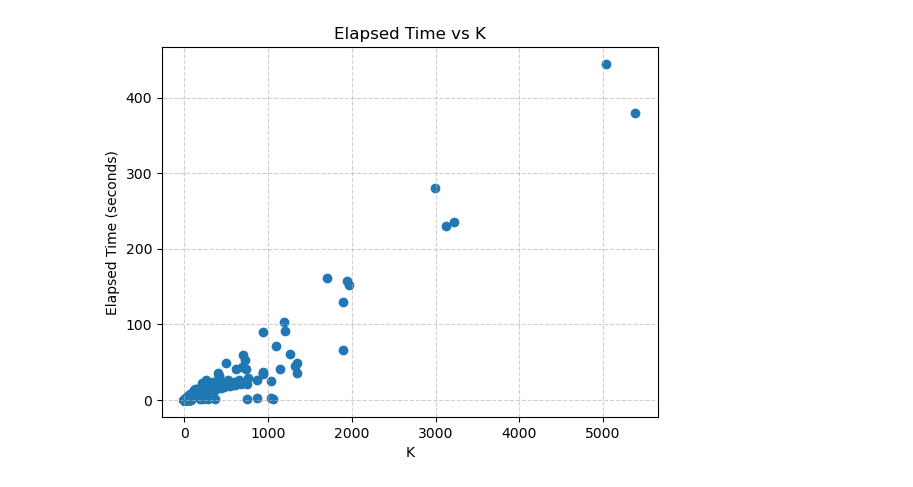
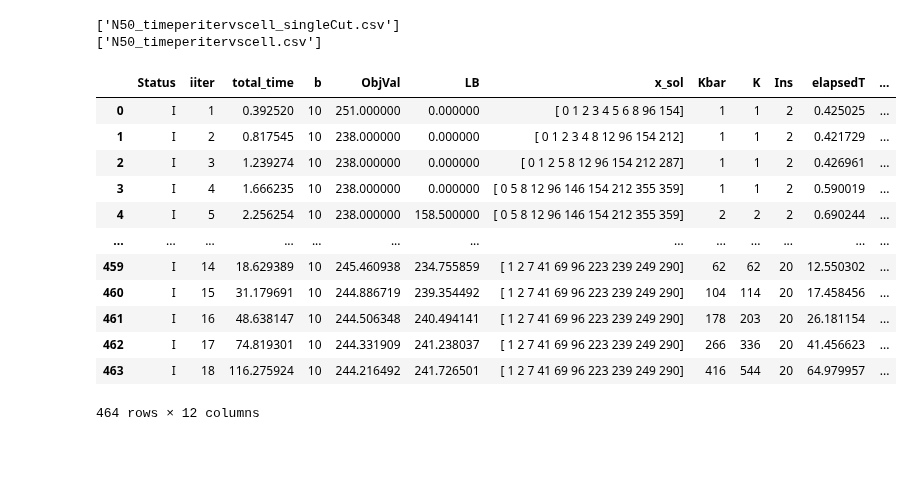
Before and after one commit to diHnguyen/SSPI, a Jupyter notebook: PythonConversion/Dec2024_Output/Plot_Output.ipynb, the cells around one changed output. Drawn from its saved outputs; the diff is of its cells as text; code cells hidden in the pictures; blank space fills up the shorter version.

```diff
--- a/PythonConversion/Dec2024_Output/Plot_Output.ipynb
+++ b/PythonConversion/Dec2024_Output/Plot_Output.ipynb
@@ -7,13 +7,13 @@ import numpy as np
 import matplotlib.pyplot as plt
 
 os.chdir("/Users/dinguyen/Desktop/Local Documents/GitHub/Paper5/PythonConversion/")
-N = 50
+N = 30
 
 # N30
 # ins = [1,2,5,6,7,8,9,10,11,12]
 # ins = [4,20,83,99,107,166,172,174,200,241]
 # ins = [3,35,36,37,52,63,64,150, 282,319]
-# ins = [1,2,5,6,7,8,9,10,11,12,4,20,83,99,107,166,172,174,200,241,3,35,36,37,52,63,64,150, 282,319]
+ins = [1,2,5,6,7,8,9,10,11,12,4,20,83,99,107,166,172,174,200,241,3,35,36,37,52,63,64,150, 282,319]
 
 
 # N40
@@ -27,12 +27,12 @@ N = 50
 # ins =  [2, 6, 7, 10, 13, 14, 15, 16, 17, 21]
 # ins =  [18, 26, 46, 73, 93, 98, 110, 113, 122, 124]
 # ins =  [1, 3, 4, 5, 8, 9, 11, 12, 19, 20]
-ins =  [2, 6, 7, 10, 13, 14, 15, 16, 17, 21,18, 26, 46, 73, 93, 98, 110, 113, 122, 124,1, 3, 4, 5, 8, 9, 11, 12, 19, 20]
+# ins =  [2, 6, 7, 10, 13, 14, 15, 16, 17, 21,18, 26, 46, 73, 93, 98, 110, 113, 122, 124,1, 3, 4, 5, 8, 9, 11, 12, 19, 20]
 
 def processMain(N, ins):
     fileNames = []
     for i in ins:
-        fileNames.append("./Dec2024_Output/Iter/main_15_N"+str(N)+"_"+str(i)+".txt")
+        fileNames.append("./Dec2024_Output/Iter/main_singleCut_15_N"+str(N)+"_"+str(i)+".txt")
         # fileNames.append("./Iter/main_A3_0_15_N"+str(N)+"_"+str(i)+".txt")
     # print(fileNames)
     # Use the next line for finished ins
@@ -92,7 +92,7 @@ def processMain(N, ins):
 
 df_default = processMain(N,ins)
 df_default
-df_default.to_csv('N'+str(N)+'_timeperitervscell.csv', index=False)
+df_default.to_csv('N'+str(N)+'_timeperitervscell_singleCut.csv', index=False)
 # df_default[(df_default.total_time >= 300) &(df_default.total_time <= 3600)]
 # df_default[(df_default.total_time < 300)]
 # print(list(df_default[(df_default.total_time >= 300) &(df_default.total_time <= 3600)]['Ins']))
@@ -117,14 +117,46 @@ Number of solved ins  464
 # %%
-# Create scatter plot
-plt.scatter(df_default['K'], df_default['elapsedT'])
+ins_set=[50]
 
-# Add labels and title
-plt.xlabel('K')
-plt.ylabel('Elapsed Time (seconds)')
-plt.title('Elapsed Time vs K')
+fileNames = []
+for N in ins_set:
+        fileNames.append('N'+str(N)+'_timeperitervscell_singleCut.csv')
+print(fileNames)
+# Read each CSV and concatenate them vertically
+df_single = pd.concat([pd.read_csv(f) for f in fileNames], ignore_index=True)
+df_single
 
-# Optional: grid and nicer markers
-plt.grid(True, linestyle='--', alpha=0.6)
-plt.show()
+fileNames = []
+for N in ins_set:
+        fileNames.append('N'+str(N)+'_timeperitervscell.csv')
+print(fileNames)
+# Read each CSV and concatenate them vertically
+df_mult = pd.concat([pd.read_csv(f) for f in fileNames], ignore_index=True)
+df_mult
+
+# # Create scatter plot
+# plt.scatter(df_default['K'], df_default['elapsedT'])
+
+# # Add labels and title
+# plt.xlabel('K')
+# plt.ylabel('Elapsed Time (seconds)')
+# plt.title('Elapsed Time vs K')
+
+# # Optional: grid and nicer markers
+# plt.grid(True, linestyle='--', alpha=0.6)
+# plt.show()
 # %% [output]
-[figure, removed]
+['N50_timeperitervscell_singleCut.csv']
+['N50_timeperitervscell.csv']
+|  | Status | iiter | total_time | b | ObjVal | LB | x_sol | Kbar | K | Ins | elapsedT | ... |
+| 0 | I | 1 | 0.392520 | 10 | 251.000000 | 0.000000 | [ 0 1 2 3 4 5 6 8 96 154] | 1 | 1 | 2 | 0.425025 | ... |
+| 1 | I | 2 | 0.817545 | 10 | 238.000000 | 0.000000 | [ 0 1 2 3 4 8 12 96 154 212] | 1 | 1 | 2 | 0.421729 | ... |
+| 2 | I | 3 | 1.239274 | 10 | 238.000000 | 0.000000 | [ 0 1 2 5 8 12 96 154 212 287] | 1 | 1 | 2 | 0.426961 | ... |
+| 3 | I | 4 | 1.666235 | 10 | 238.000000 | 0.000000 | [ 0 5 8 12 96 146 154 212 355 359] | 1 | 1 | 2 | 0.590019 | ... |
+| 4 | I | 5 | 2.256254 | 10 | 238.000000 | 158.500000 | [ 0 5 8 12 96 146 154 212 355 359] | 2 | 2 | 2 | 0.690244 | ... |
+| ... | ... | ... | ... | ... | ... | ... | ... | ... | ... | ... | ... | ... |
+| 459 | I | 14 | 18.629389 | 10 | 245.460938 | 234.755859 | [ 1 2 7 41 69 96 223 239 249 290] | 62 | 62 | 20 | 12.550302 | ... |
+| 460 | I | 15 | 31.179691 | 10 | 244.886719 | 239.354492 | [ 1 2 7 41 69 96 223 239 249 290] | 104 | 114 | 20 | 17.458456 | ... |
+| 461 | I | 16 | 48.638147 | 10 | 244.506348 | 240.494141 | [ 1 2 7 41 69 96 223 239 249 290] | 178 | 203 | 20 | 26.181154 | ... |
+| 462 | I | 17 | 74.819301 | 10 | 244.331909 | 241.238037 | [ 1 2 7 41 69 96 223 239 249 290] | 266 | 336 | 20 | 41.456623 | ... |
+| 463 | I | 18 | 116.275924 | 10 | 244.216492 | 241.726501 | [ 1 2 7 41 69 96 223 239 249 290] | 416 | 544 | 20 | 64.979957 | ... |
+464 rows × 12 columns
```
Also changed, not shown: parts of 2 cells of this notebook.
